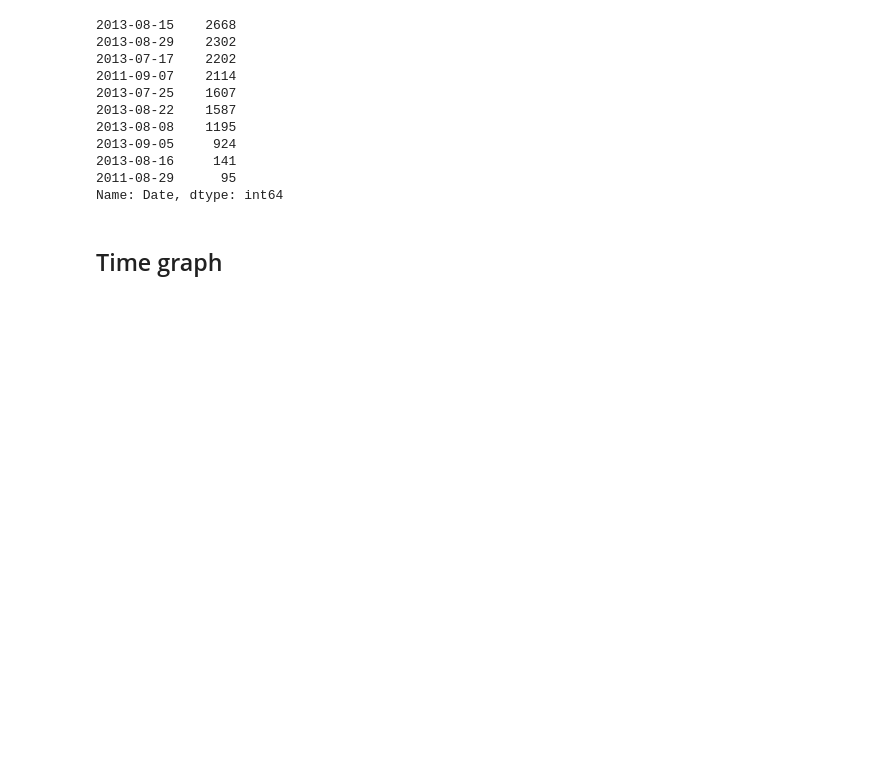
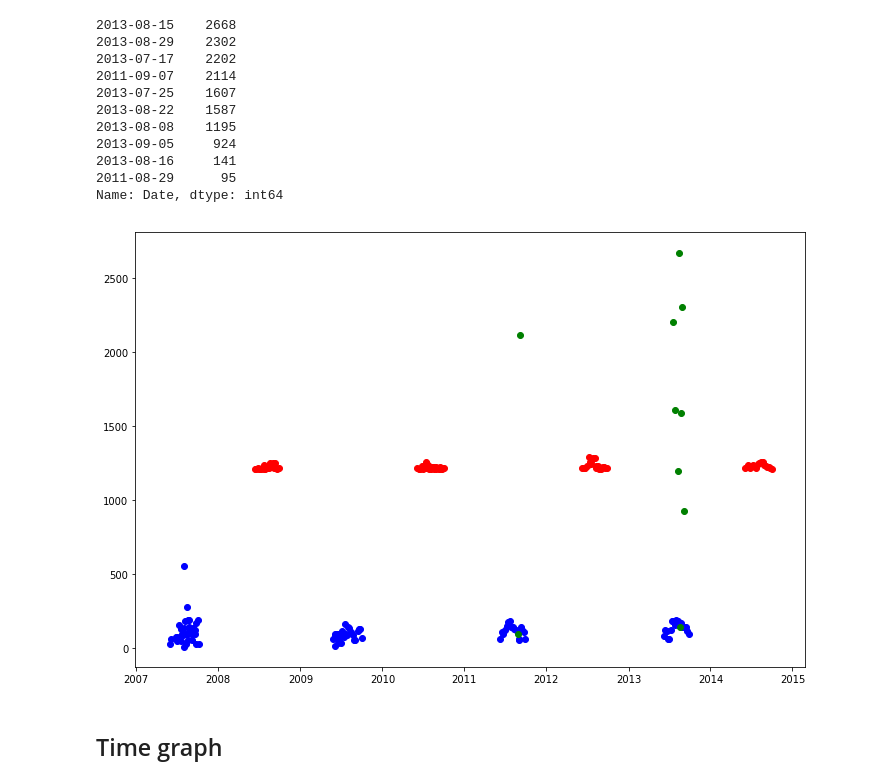
Before and after one commit to harryconnelly/westnilevirus, a Jupyter notebook: Code/EDA-Owen.ipynb, the cells around one changed output. Cells and saved outputs as stored; diff of their text form; code cells hidden in the pictures; blank space fills up the shorter version.

Commit message:
added time observation graph

```diff
--- a/Code/EDA-Owen.ipynb
+++ b/Code/EDA-Owen.ipynb
@@ -149,5 +144,24 @@ spray_df['Date'].value_counts()
 2013-08-16     141
 2011-08-29      95
 Name: Date, dtype: int64
+# %%
+train_dates = train_df['Date'].value_counts()
+train_dates.sort_index(inplace=True)
+train_dates.index = pd.to_datetime(train_dates.index)
+# %%
+test_dates = test_df['Date'].value_counts()
+test_dates.sort_index(inplace=True)
+test_dates.index = pd.to_datetime(test_dates.index)
+# %%
+spray_dates = spray_df['Date'].value_counts()
+spray_dates.sort_index(inplace=True)
+spray_dates.index = pd.to_datetime(spray_dates.index)
+# %%
+fig, ax = plt.subplots(figsize=(12,8))
+plt.scatter(train_dates.index, train_dates, c='b')
+plt.scatter(test_dates.index, test_dates, c='r')
+plt.scatter(spray_dates.index, spray_dates, c='g');
+# %% [output]
+[figure, added]
 # %% [markdown]
 ## Time graph
```
Also changed, not shown: parts of 10 cells of this notebook.
